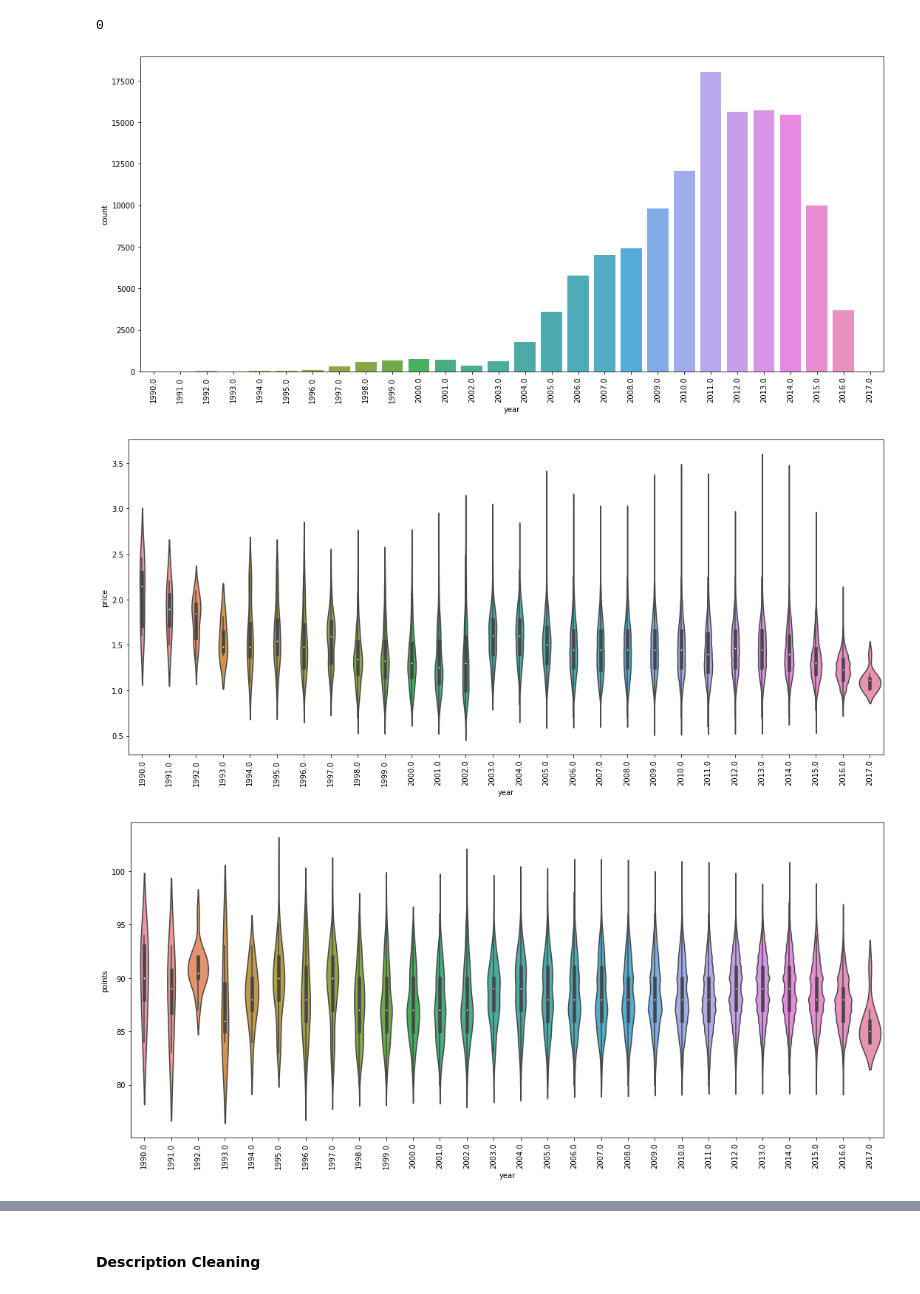
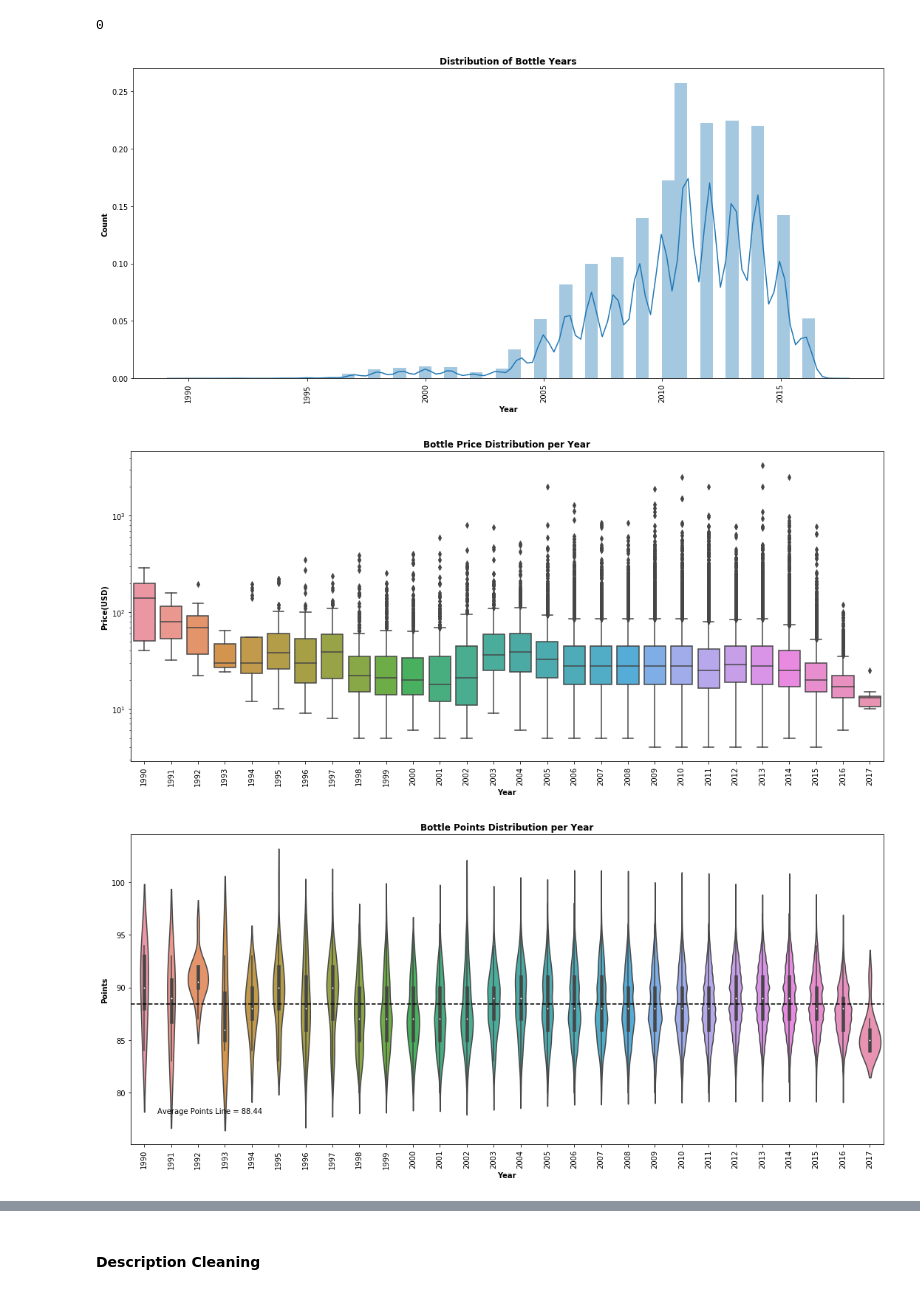
Before and after one commit to andrewab981/Thinkful, a Jupyter notebook: Supervised Learning Capstone/Supervised Learning Capstone.ipynb, the cells around one changed output, grey strips where cells are left out. Saved outputs shown, nothing was run; the diff lists cells and outputs as text; code cells hidden in the pictures.

```diff
--- a/Supervised Learning Capstone/Supervised Learning Capstone.ipynb
+++ b/Supervised Learning Capstone/Supervised Learning Capstone.ipynb
@@ -381,0 +71,10 @@ plt.show()
+# %%
+# Drop the unnamed coumn
+df.drop('Unnamed: 0', axis=1, inplace=True)
+
+# Drop missing variety in data
+df = df.dropna(subset=['variety']).reset_index()
+
+#
+df['price'] = df['price'].interpolate(limit_direction='both')
+df.isna().sum()
@@ -461,14 +668,18 @@ plt.show()
 # %%
+# Create dataframe column of bottle year based on the title of bottle
 df['year'] = df['title'].apply(lambda x: ''.join(list(filter(str.isdigit, str(x)))))
 
+# Keep only first 4 digits of numeric numbers
 years = []
 for year in df['year']:
     year = ''.join(year[:4])
     years.append(year)
 
+# Convert string to numeric
 df['year'] = years
-df['year'] = pd.to_numeric(df['year'], errors='coerce')
+df['year'] = pd.to_numeric(df['year'], errors='coerce', downcast='integer')
 
+# Set values outside date range to None
 mask = df['year'] > 2017
 column_name = 'year'
 df.loc[mask, column_name] = None
@@ -476,6 +687,6 @@ df.loc[mask, column_name] = None
 mask = df['year'] < 1990
 df.loc[mask, column_name] = None
 
-
+# Print year stats
 df['year'].describe()
 # %% [output]
@@ -498,31 +711,58 @@ df['year'] = round(df['year'])
 df['year'].isna().sum()
 # %% [output]
 0
+# %%
+# Convert year column from float to integer
+df['year'] = df['year'].astype(int)
 # %%
+# Plot distribution of bottle years
 plt.figure(figsize=(15, 7))
 
-graph = sns.countplot(df['year'])
+graph = sns.distplot(df['year'])
+
+plt.ylabel('Count', fontweight='bold')
+plt.xlabel('Year', fontweight='bold')
+plt.title('Distribution of Bottle Years', fontweight='bold')
 
 plt.xticks(rotation=90)
 plt.tight_layout()
 plt.show()
 # %% [output]
-[figure, old version]
+[figure, new version]
 # %%
+# Plot years vs price
 plt.figure(figsize=(15, 7))
 
-sns.violinplot(x=df['year'], y=np.log10(df['price']))
+graph = sns.boxplot(x=df['year'], y=df['price'])
 plt.xticks(rotation=90)
+
+plt.ylabel('Price(USD)', fontweight='bold')
+plt.xlabel('Year', fontweight='bold')
+plt.title('Bottle Price Distribution per Year', fontweight='bold')
+
+# Log scale transform y axis
+graph.figure.get_axes()[0].set_yscale('log')
+
 plt.tight_layout()
 plt.show()
 # %% [output]
-[figure, old version]
+[figure, new version]
 # %%
+# Plot points per Year
 plt.figure(figsize=(15, 7))
 
 sns.violinplot(x=df['year'], y=df['points'])
 plt.xticks(rotation=90)
+
+plt.ylabel('Points', fontweight='bold')
+plt.xlabel('Year', fontweight='bold')
+plt.title('Bottle Points Distribution per Year', fontweight='bold')
+
+# Plot points average line
+plt.axhline(df['points'].mean(), color='black', ls='--')
+plt.text(0.5,78, 'Average Points Line = 88.44')
+
 plt.tight_layout()
 plt.show()
 # %% [output]
-[figure, old version]
+[figure, new version]
```
Also changed, not shown: parts of 104 cells of this notebook.
